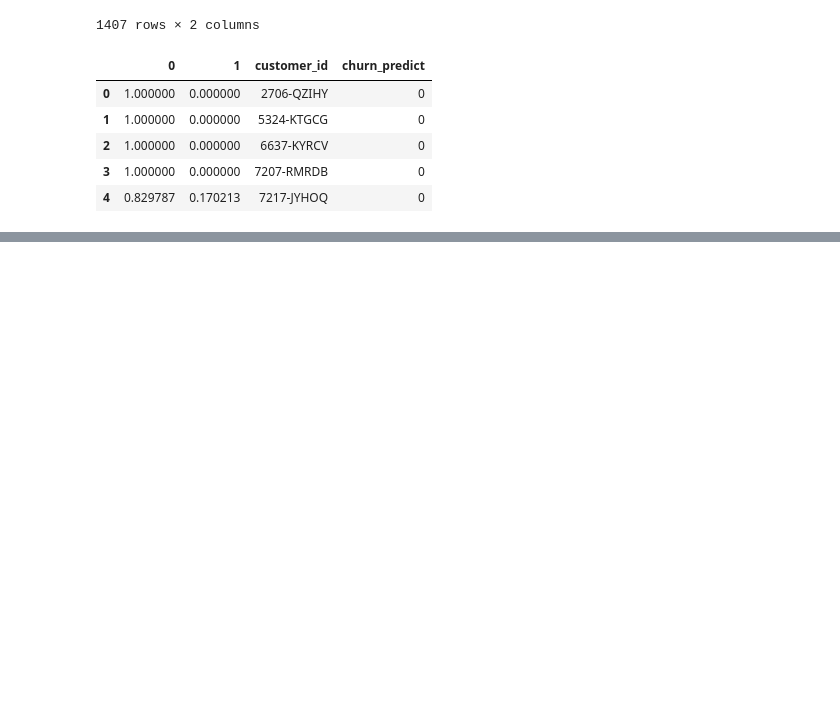
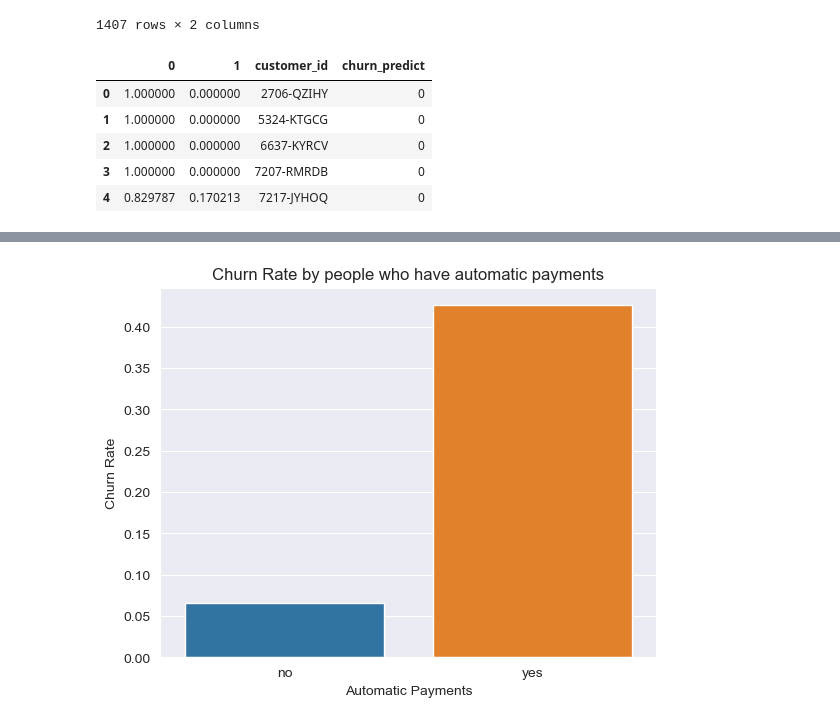
Before and after one commit to christopher-baez/classification-project, a Jupyter notebook: work_notebook.ipynb, the cells around one changed output, grey strips where cells are left out. Saved outputs shown, nothing was run; the diff lists cells and outputs as text; code cells hidden in the pictures; blank space fills up the shorter version.

```diff
--- a/work_notebook.ipynb
+++ b/work_notebook.ipynb
@@ -1063,0 +1093,10 @@ csv.head()
+# %%
+churn_rates = train.groupby('automatic_payment')['churn'].mean()
+# %%
+sns.barplot(x=churn_rates.index, y=churn_rates.values)
+plt.xlabel('Automatic Payments')
+plt.ylabel('Churn Rate')
+plt.title('Churn Rate by people who have automatic payments')
+plt.show()
+# %% [output]
+[figure, added]
```
Also changed, not shown: parts of 17 cells of this notebook, 1 other file.
